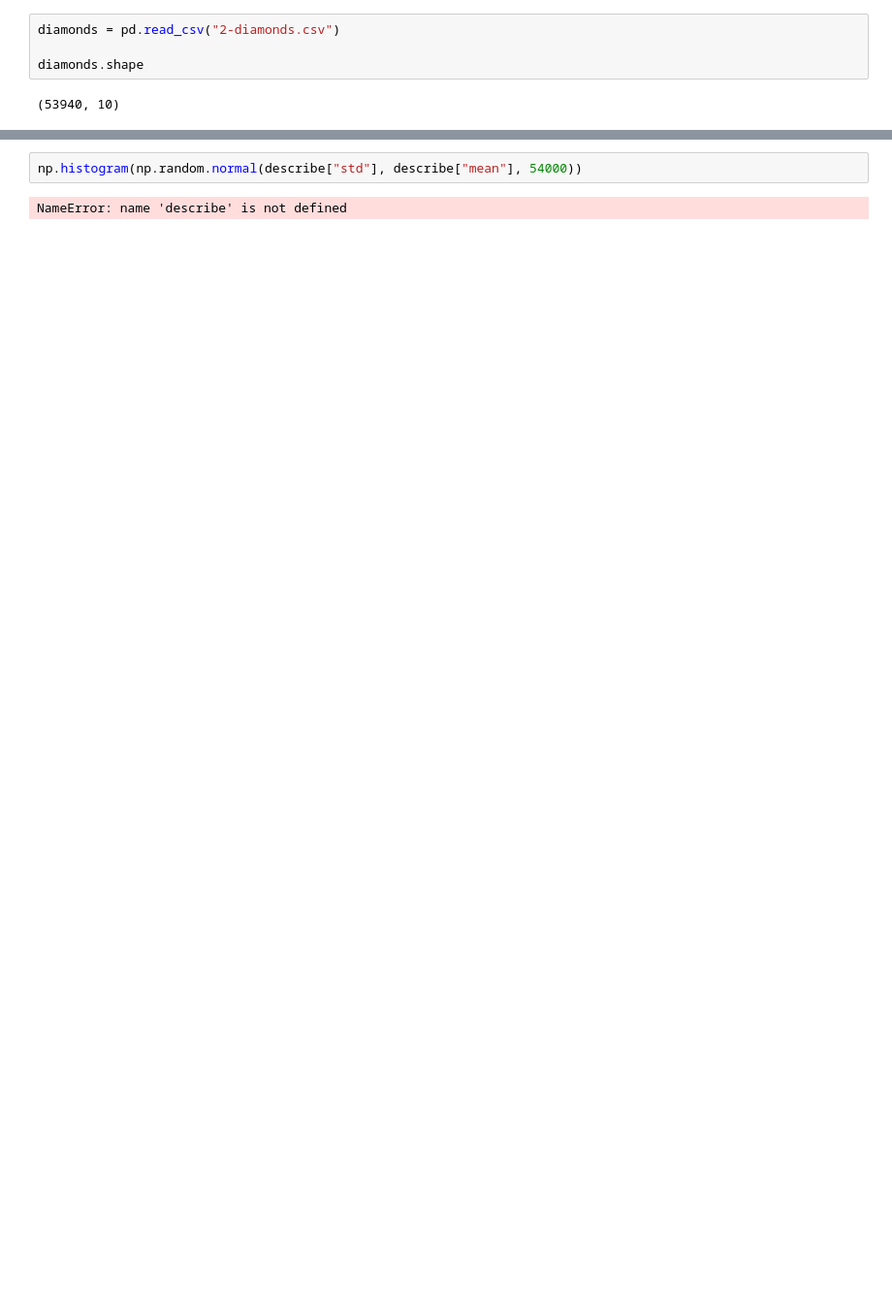
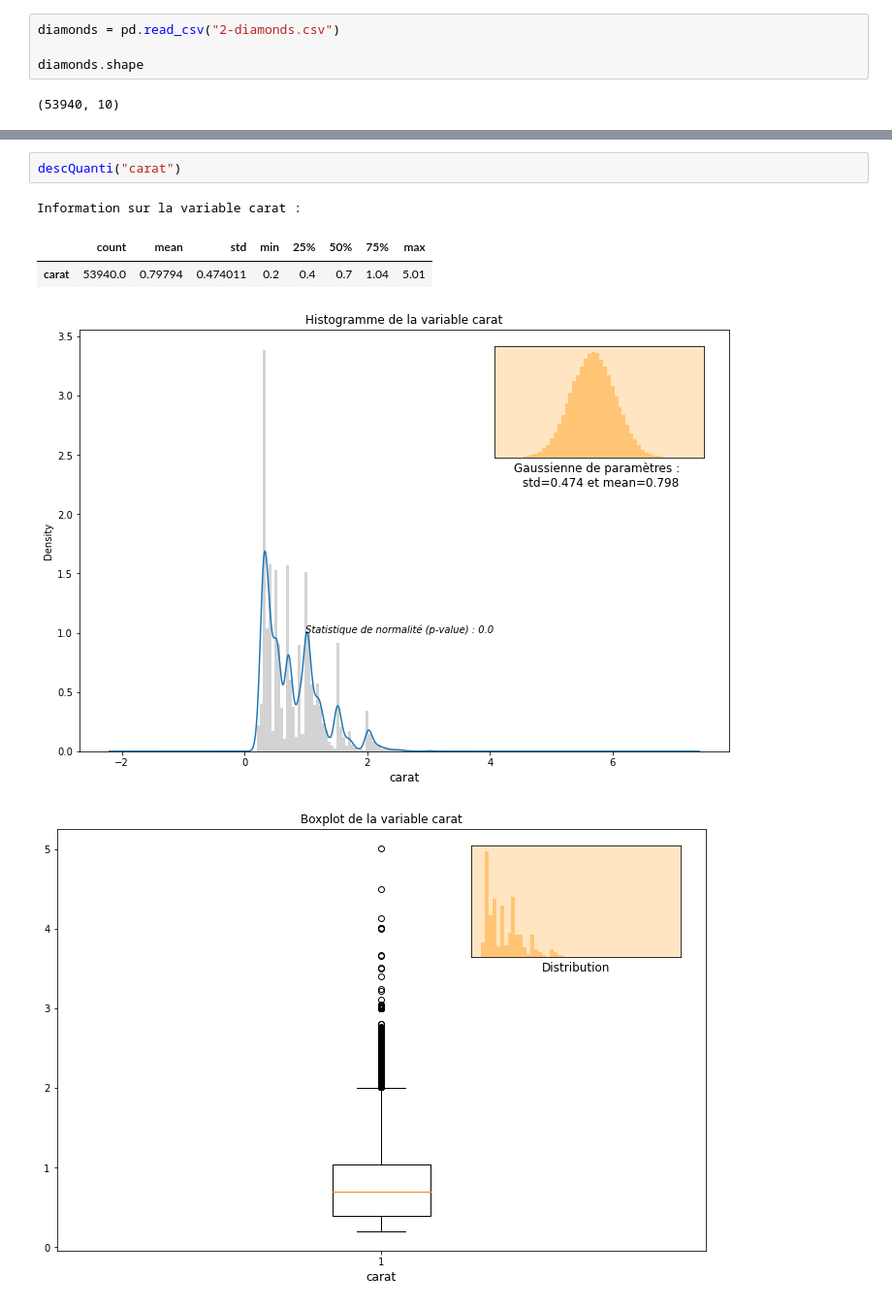
Before and after one commit to abaribeaud/diamonds, a Jupyter notebook: diamonds.ipynb, the cells around one changed output, grey strips where cells are left out. Shown at 97% size. Saved outputs shown, nothing was run; the diff lists cells and outputs as text; blank space fills up the shorter version.

Commit message:
feat : add descQuali and descQuanti analysis

```diff
--- a/diamonds.ipynb
+++ b/diamonds.ipynb
@@ -79,4 +91,8 @@ Name: carat, dtype: float64
 # %%
-np.histogram(np.random.normal(describe["std"], describe["mean"], 54000))
+descQuanti("carat")
 # %% [output]
-NameError: name 'describe' is not defined
+Information sur la variable carat :
+|  | count | mean | std | min | 25% | 50% | 75% | max |
+| carat | 53940.0 | 0.79794 | 0.474011 | 0.2 | 0.4 | 0.7 | 1.04 | 5.01 |
+[figure, added]
+[figure, added]
```
Also changed, not shown: parts of 8 cells of this notebook.
